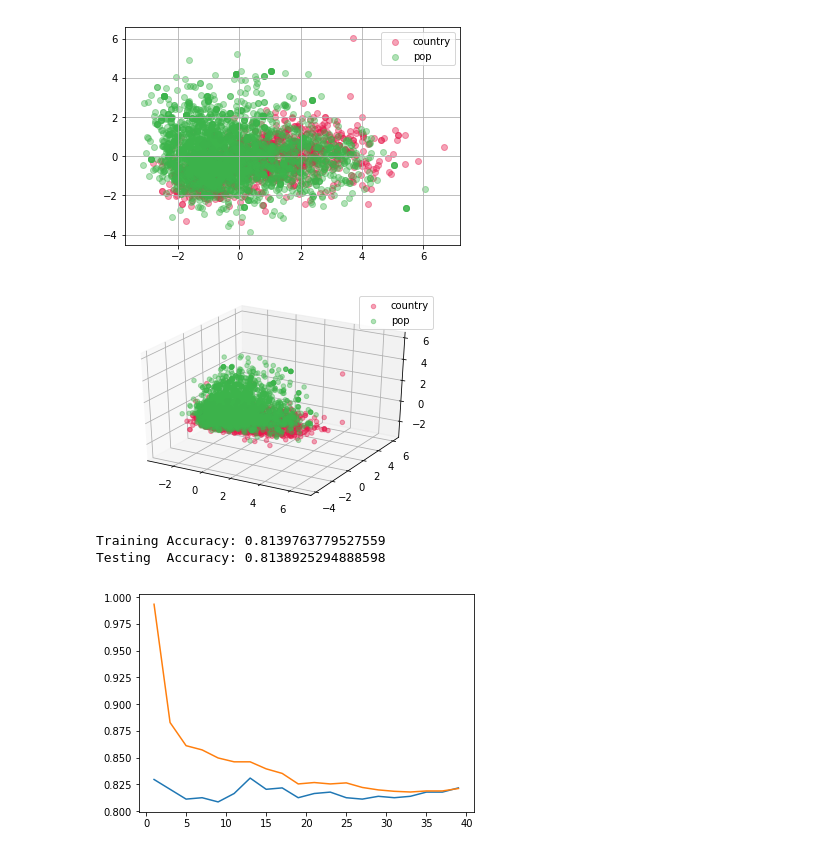
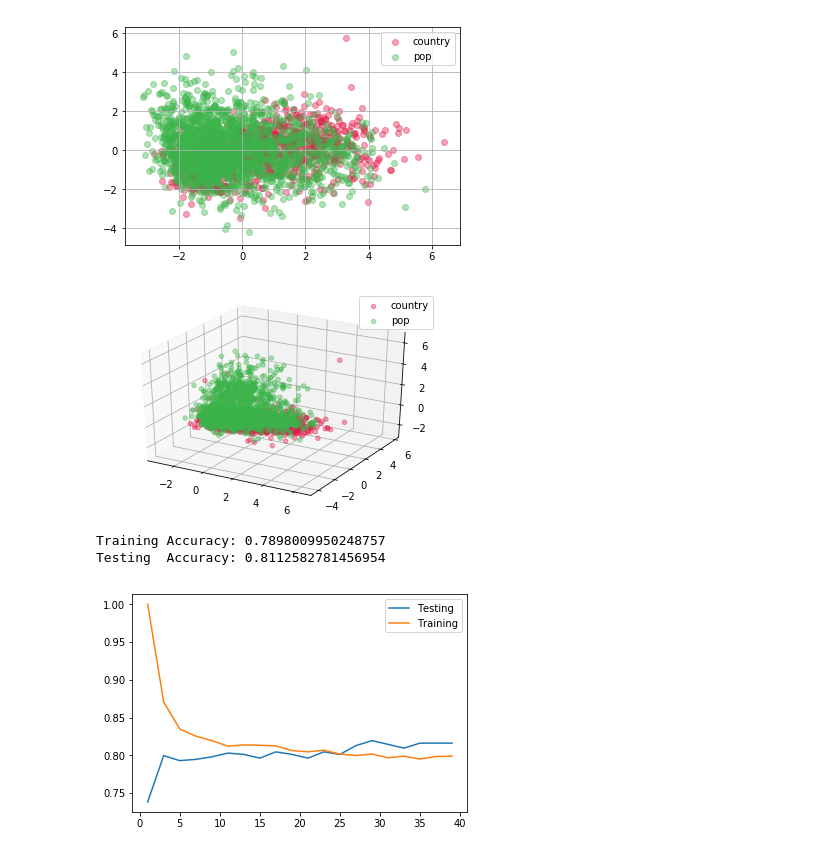
Before and after one commit to ml-project-group-8/music-genre-predictor, a Jupyter notebook: Visualization.ipynb, the cells around one changed output. Drawn from its saved outputs; the diff is of its cells as text; code cells hidden in the pictures.

Commit message:
Updated cleaned and added some stuff to visualization notebook

```diff
--- a/Visualization.ipynb
+++ b/Visualization.ipynb
@@ -6,6 +6,9 @@ import warnings; warnings.simplefilter('ignore')
 df     = pd.read_csv("data/cleaned.csv")
 
 df = df[((df["Genre"] == "pop") | (df["Genre"] ==  "country"))]
+df = df.drop(columns="Unnamed: 0")
+df = df.drop_duplicates(subset=["Name","Artist"],keep=False)
+df.save_csv("data/cleaned.csv")
 genres = df["Genre"].unique()
 unique_colors = [
     '#e6194b', '#3cb44b', '#ffe119', '#4363d8', '#f58231', '#911eb4', '#46f0f0', '#f032e6', '#bcf60c', '#fabebe', '#008080', '#e6beff', '#9a6324', '#fffac8', '#800000', '#aaffc3', '#808000', '#ffd8b1', '#000075', '#808080'
@@ -105,7 +108,7 @@ ax.legend(genres)
 ax.grid()
 plt.savefig("brit_cool.png")
 # %% [output]
-[figure, old version]
+[figure, new version]
 # %%
 pca = PCA(n_components=3)
 prin_comp = pca.fit_transform(scaled_X)
@@ -123,7 +126,7 @@ for genre, color in zip(genres, colors_list):
 ax.legend(genres)
 ax.grid()
 # %% [output]
-[figure, old version]
+[figure, new version]
 # %%
 from sklearn.cluster import KMeans
 from sklearn.model_selection import train_test_split
@@ -142,26 +145,27 @@ testing  = clf.score(X_test,  y_test)
 print("Training Accuracy: {}".format(training))
 print("Testing  Accuracy: {}".format(testing))
 # %% [output]
-Training Accuracy: 0.8139763779527559
-Testing  Accuracy: 0.8138925294888598
+Training Accuracy: 0.7898009950248757
+Testing  Accuracy: 0.8112582781456954
 # %%
 from sklearn.neighbors import KNeighborsClassifier
 # %%
 ns = []
 test_scores = []
 train_scores = []
 for n in range(1,40,2):
     classifier = KNeighborsClassifier(n_neighbors=n)
     classifier.fit(X_train, y_train)
     y_pred = classifier.predict(X_test)
     training = classifier.score(X_train, y_train)
     testing  = classifier.score(X_test,  y_test)
 
     ns.append(n)
     test_scores.append(testing)
     train_scores.append(training)
-plt.plot(ns,test_scores)
-plt.plot(ns, train_scores)
+plt.plot(ns,test_scores,label="Testing")
+plt.plot(ns, train_scores,label="Training")
+plt.legend()
 plt.show()
 # %% [output]
-[figure, old version]
+[figure, new version]
```
Also changed, not shown: parts of 6 cells of this notebook, 1 other file.
